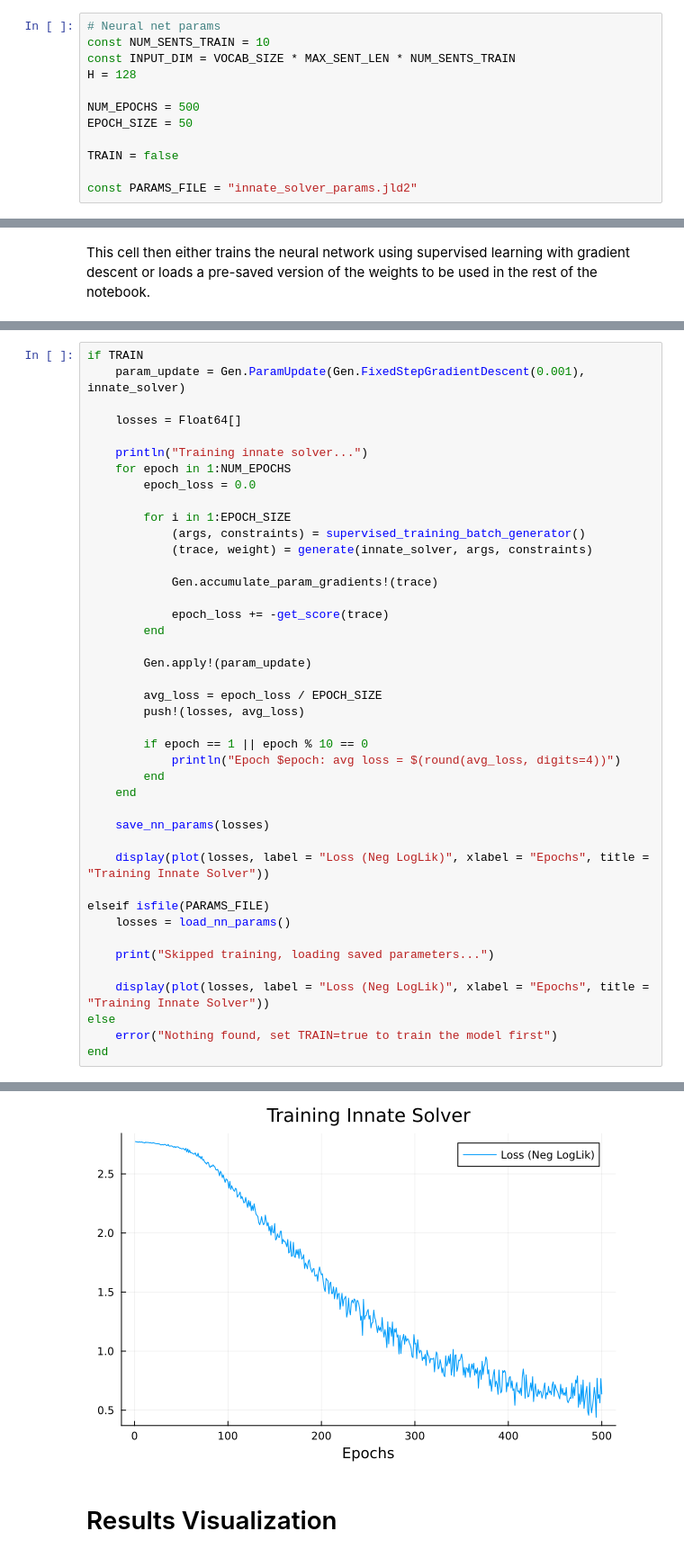
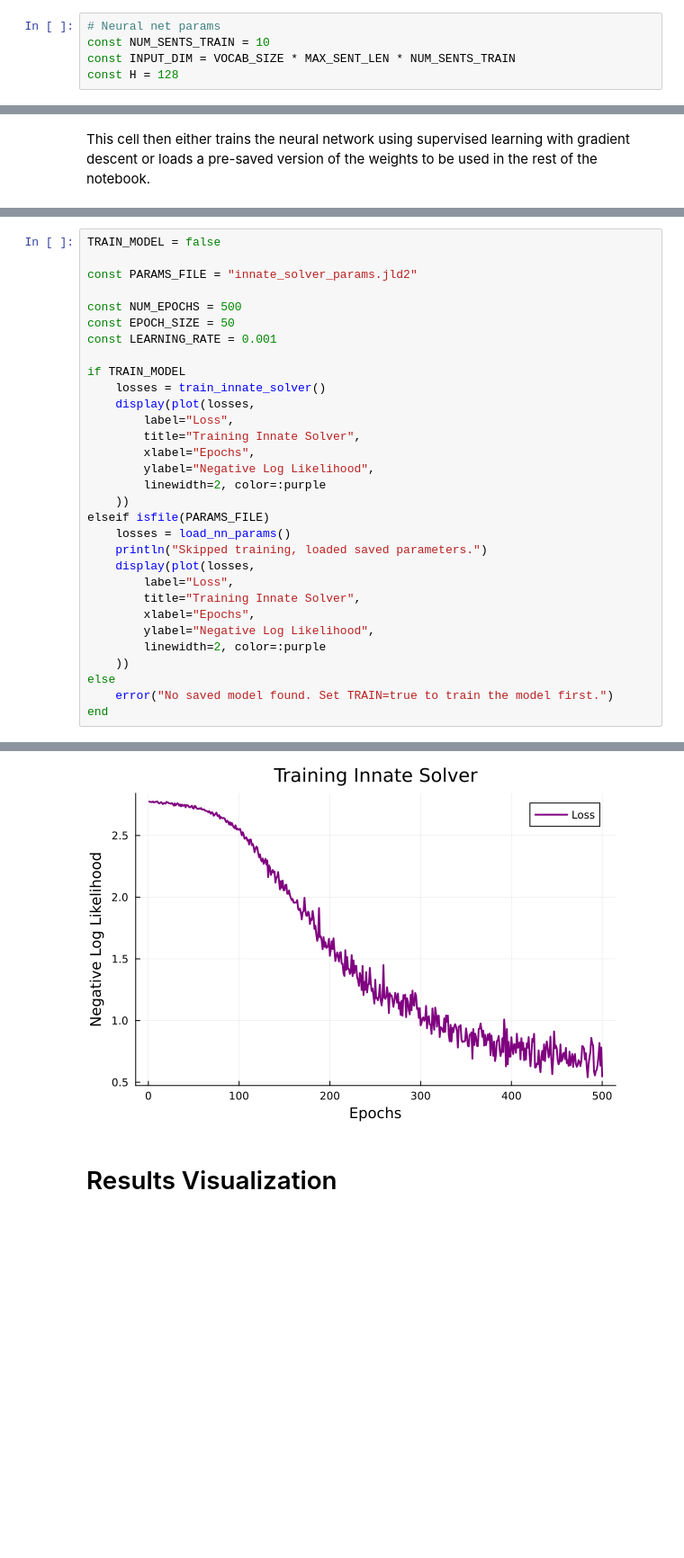
Before and after one commit to vitoratcacamargo/aom, a Jupyter notebook: notebooks/ug_genmodel_v0.ipynb, the cells around one changed output, grey strips where cells are left out. Shown at 90% size. Saved outputs shown, nothing was run; the diff lists cells and outputs as text; blank space fills up the shorter version.

```diff
--- a/notebooks/ug_genmodel_v0.ipynb
+++ b/notebooks/ug_genmodel_v0.ipynb
@@ -253,12 +291,5 @@ For training, we're running it for 500 epochs with 50 languages appearing in eac
 # Neural net params
 const NUM_SENTS_TRAIN = 10
 const INPUT_DIM = VOCAB_SIZE * MAX_SENT_LEN * NUM_SENTS_TRAIN
-H = 128
-
-NUM_EPOCHS = 500
-EPOCH_SIZE = 50
-
-TRAIN = false
-
-const PARAMS_FILE = "innate_solver_params.jld2"
+const H = 128
 # %% [output]
@@ -425,44 +499,33 @@ This cell then either trains the neural network using supervised learning with g
 # %%
-if TRAIN
-    param_update = Gen.ParamUpdate(Gen.FixedStepGradientDescent(0.001), innate_solver)
+TRAIN_MODEL = false
 
-    losses = Float64[]
+const PARAMS_FILE = "innate_solver_params.jld2"
 
-    println("Training innate solver...")
-    for epoch in 1:NUM_EPOCHS
-        epoch_loss = 0.0
+const NUM_EPOCHS = 500
+const EPOCH_SIZE = 50
+const LEARNING_RATE = 0.001
 
-        for i in 1:EPOCH_SIZE
-            (args, constraints) = supervised_training_batch_generator()
-            (trace, weight) = generate(innate_solver, args, constraints)
-
-            Gen.accumulate_param_gradients!(trace)
-
-            epoch_loss += -get_score(trace)
-        end
-
-        Gen.apply!(param_update)
-
-        avg_loss = epoch_loss / EPOCH_SIZE
-        push!(losses, avg_loss)
-
-        if epoch == 1 || epoch % 10 == 0
-            println("Epoch $epoch: avg loss = $(round(avg_loss, digits=4))")
-        end
-    end
-
-    save_nn_params(losses)
-
-    display(plot(losses, label = "Loss (Neg LogLik)", xlabel = "Epochs", title = "Training Innate Solver"))
-
+if TRAIN_MODEL
+    losses = train_innate_solver()
+    display(plot(losses,
+        label="Loss",
+        title="Training Innate Solver",
+        xlabel="Epochs",
+        ylabel="Negative Log Likelihood",
+        linewidth=2, color=:purple
+    ))
 elseif isfile(PARAMS_FILE)
     losses = load_nn_params()
-
-    print("Skipped training, loading saved parameters...")
-
-    display(plot(losses, label = "Loss (Neg LogLik)", xlabel = "Epochs", title = "Training Innate Solver"))
+    println("Skipped training, loaded saved parameters.")
+    display(plot(losses,
+        label="Loss",
+        title="Training Innate Solver",
+        xlabel="Epochs",
+        ylabel="Negative Log Likelihood",
+        linewidth=2, color=:purple
+    ))
 else
-    error("Nothing found, set TRAIN=true to train the model first")
+    error("No saved model found. Set TRAIN=true to train the model first.")
 end
 # %% [output]
 Parameters loaded from innate_solver_params.jld2
@@ -470,4 +533,4 @@ Skipped training, loading saved parameters...
-[figure, old version]
+[figure, new version]
 # %% [markdown]
 # Results Visualization
 # %%
```
Also changed, not shown: parts of 22 cells of this notebook, 3 other files.
